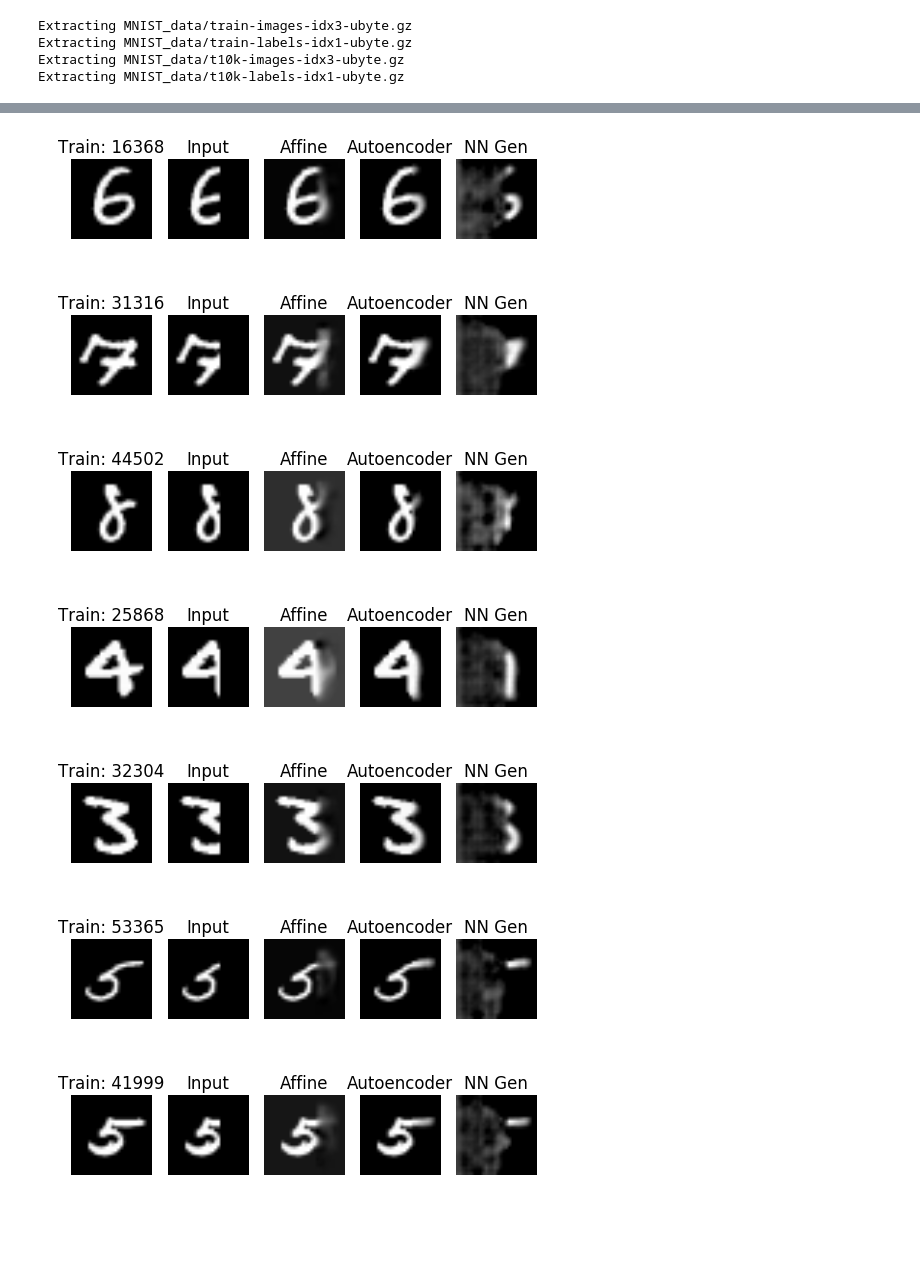
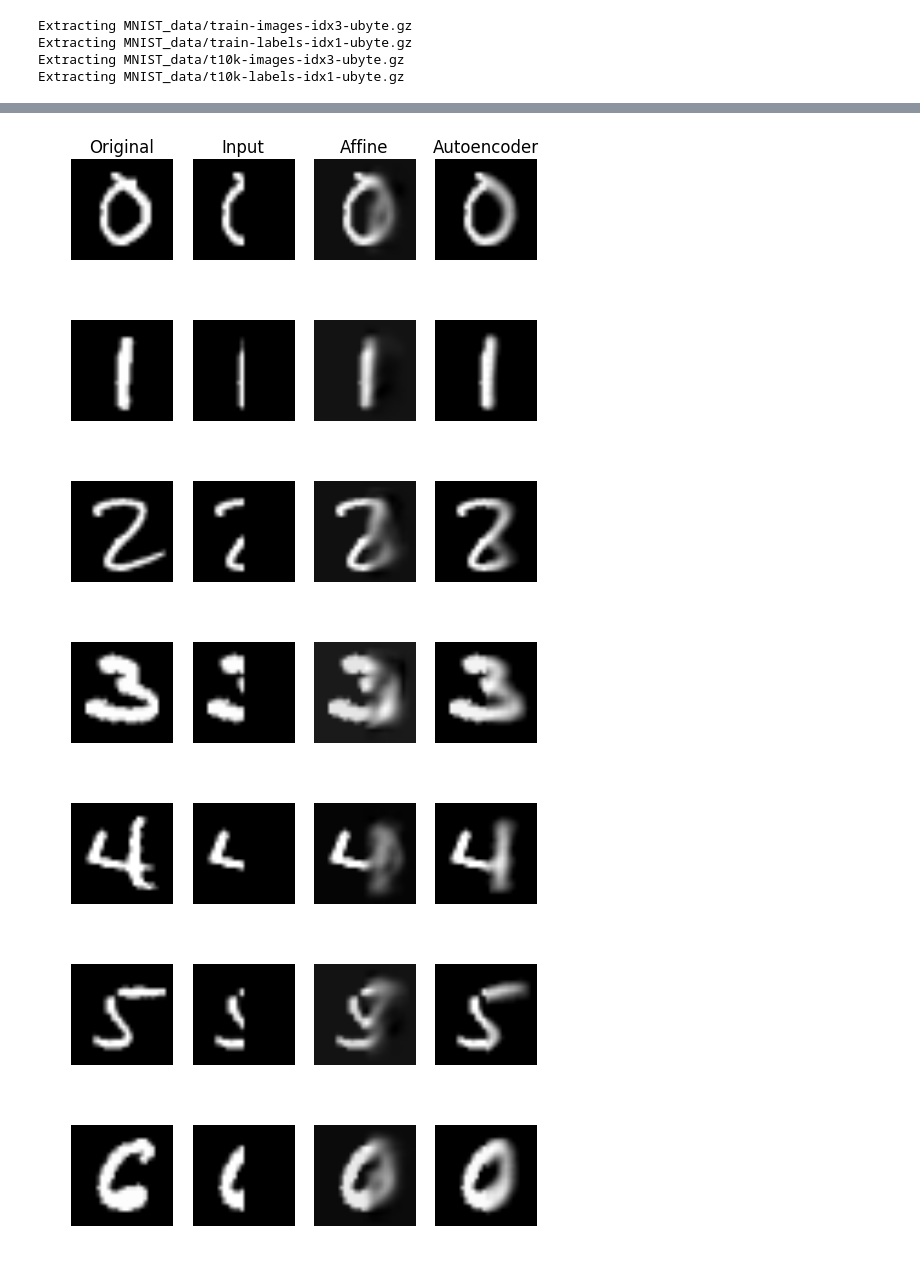
Before and after one commit to dxyang/Thesis, a Jupyter notebook: Autoencoder_columns.ipynb, the cells around one changed output, grey strips where cells are left out. Cells and saved outputs as stored; diff of their text form; code cells hidden in the pictures; blank space fills up the shorter version.

```diff
--- a/Autoencoder_columns.ipynb
+++ b/Autoencoder_columns.ipynb
@@ -53,7 +53,7 @@ def getStatistics(data, vectorMask):
     # get mean and covariance of original data
     mean = np.mean(data, axis=1)
     cov = np.cov(data)
-    print cov
+
     # get indices for X, Y parts of data
     x_idx = np.where([vectorMask == 1])[1]
     y_idx = np.where([vectorMask == 0])[1]
@@ -109,6 +109,16 @@ def returnData():
         test[:, i] = packcw(img, 28, 28)
 
     return train, test
+
+# let's get the labels
+def returnLabels():
+    train = np.argmax(np.copy(mnist.train.labels), axis=1)
+    test = np.argmax(np.copy(mnist.test.labels), axis=1)
+
+    print train.shape
+    print test.shape
+
+    return train, test
 # %% [output]
 Extracting MNIST_data/train-images-idx3-ubyte.gz
 Extracting MNIST_data/train-labels-idx1-ubyte.gz
@@ -137,5 +127,6 @@ print cov_x[300]
 # %%
 train, test = returnData()
+train_labels, test_labels = returnLabels()
 
 ncols=14
 
@@ -254,8 +245,8 @@ Test data: 0.022241
 # ----------------------------
 #    DATA VISUALIZATION
 # ----------------------------
-predicted_train_pre = np.load('predictedTrain_ncols_10.npy')
-predicted_test_pre = np.load('predictedTest_ncols_10.npy')
+predicted_train_pre = np.load('predictedTrain_ncols_14.npy')
+predicted_test_pre = np.load('predictedTest_ncols_14.npy')
 
 predicted_train = np.copy(predicted_train_pre)
 predicted_train[x_idx] = Xtrain_hideRight
@@ -319,31 +310,41 @@ Test data: 0.013089
 # %%
 for i in range(10):
-    randomTrain = np.random.randint(0, 55000)
+    idxs = np.where(train_labels==i)[0]
+    idx = np.random.randint(0, len(idxs))
+    randomTrain = idxs[idx]
 
     origTrain = train[:, randomTrain]
     hiddenTrain = train_hideRight[:, randomTrain]
     mmseTrain = approxImgVecs_train[:, randomTrain]
     nn_train = predicted_train[:, randomTrain]
     nn_train_generated = predicted_train_pre[:, randomTrain]
 
     imgOrigTrain = unpackcw(origTrain, 28, 28)
     imgHiddenTrain = unpackcw(hiddenTrain, 28, 28)
     imgApproxTrain = unpackcw(mmseTrain, 28, 28)
     imgNNTrain = unpackcw(nn_train, 28, 28)
     imgNNTrain_generated = unpackcw(nn_train_generated, 28, 28)
 
     plt.figure(i);
-    plt.subplot(1, 5, 1); plt.imshow(imgOrigTrain, cmap='gray'); plt.title('Train: %d' %randomTrain); plt.axis('off')
-    plt.subplot(1, 5, 2); plt.imshow(imgHiddenTrain, cmap='gray'); plt.title('Input'); plt.axis('off')
-    plt.subplot(1, 5, 3); plt.imshow(imgApproxTrain, cmap='gray'); plt.title('Affine'); plt.axis('off')
-    plt.subplot(1, 5, 4); plt.imshow(imgNNTrain, cmap='gray'); plt.title('Autoencoder'); plt.axis('off')
-    plt.subplot(1, 5, 5); plt.imshow(imgNNTrain_generated, cmap='gray'); plt.title('NN Gen'); plt.axis('off')
-    #plt.savefig('Figs_ncols_10_train_%d_%d' %(randomTrain,i))
+    if (i==0):
+        plt.subplot(1, 4, 1); plt.imshow(imgOrigTrain, cmap='gray'); plt.title('Original'); plt.axis('off')
+        plt.subplot(1, 4, 2); plt.imshow(imgHiddenTrain, cmap='gray'); plt.title('Input'); plt.axis('off')
+        plt.subplot(1, 4, 3); plt.imshow(imgApproxTrain, cmap='gray'); plt.title('Affine'); plt.axis('off')
+        plt.subplot(1, 4, 4); plt.imshow(imgNNTrain, cmap='gray'); plt.title('Autoencoder'); plt.axis('off')
+        #plt.subplot(1, 5, 5); plt.imshow(imgNNTrain_generated, cmap='gray'); plt.title('NN Gen'); plt.axis('off')
+        plt.savefig('Figs_ncols_20_train_%d' %i)
+    else:
+        plt.subplot(1, 4, 1); plt.imshow(imgOrigTrain, cmap='gray'); plt.axis('off')
+        plt.subplot(1, 4, 2); plt.imshow(imgHiddenTrain, cmap='gray'); plt.axis('off')
+        plt.subplot(1, 4, 3); plt.imshow(imgApproxTrain, cmap='gray'); plt.axis('off')
+        plt.subplot(1, 4, 4); plt.imshow(imgNNTrain, cmap='gray'); plt.axis('off')
+        #plt.subplot(1, 5, 5); plt.imshow(imgNNTrain_generated, cmap='gray'); plt.title('NN Gen'); plt.axis('off')
+        plt.savefig('Figs_ncols_20_train_%d' %i)
 # %% [output]
-[figure, old version]
+[figure, new version]
-[figure, old version]
+[figure, new version]
-[figure, old version]
+[figure, new version]
-[figure, old version]
+[figure, new version]
-[figure, old version]
+[figure, new version]
-[figure, old version]
+[figure, new version]
-[figure, old version]
+[figure, new version]
```
Also changed, not shown: parts of 5 cells of this notebook, 11 other files.
